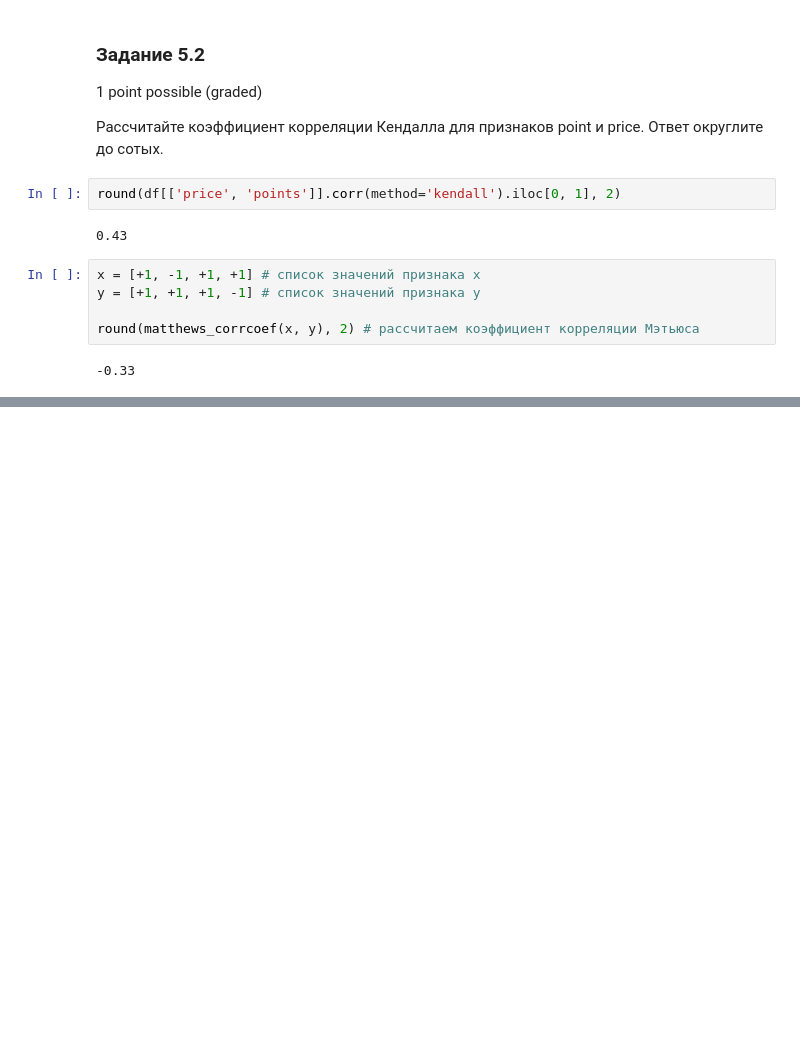
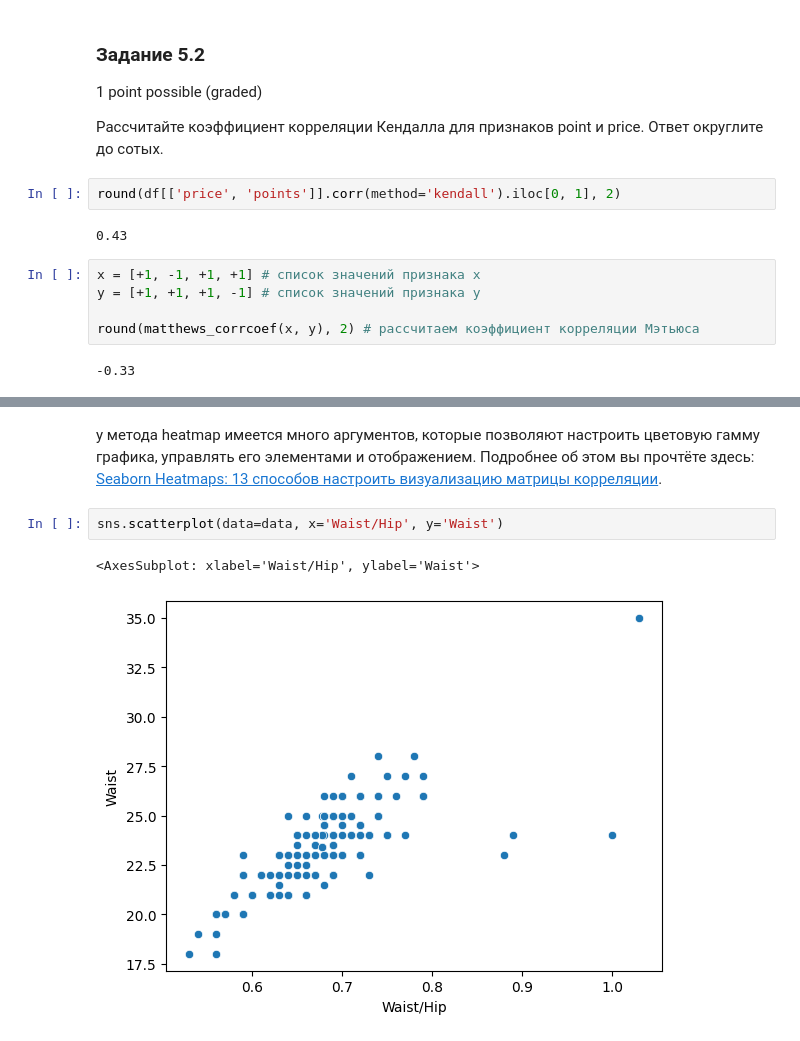
Before and after one commit to alexey300479/sf_datascience_2022, a Jupyter notebook: EDA_2/wine_eda_2.ipynb, the cells around one changed output, grey strips where cells are left out. Cells and saved outputs as stored; diff of their text form; blank space fills up the shorter version.

```diff
--- a/EDA_2/wine_eda_2.ipynb
+++ b/EDA_2/wine_eda_2.ipynb
@@ -175,0 +213,7 @@ round(matthews_corrcoef(x, y), 2) # рассчитаем коэффициент
+# %% [markdown]
+у метода heatmap имеется много аргументов, которые позволяют настроить цветовую гамму графика, управлять его элементами и отображением. Подробнее об этом вы прочтёте здесь: <a href="https://datastart.ru/blog/read/seaborn-heatmaps-13-sposobov-nastroit-vizualizaciyu-matricy-korrelyacii"> Seaborn Heatmaps: 13 способов настроить визуализацию матрицы корреляции</a>.
+# %%
+sns.scatterplot(data=data, x='Waist/Hip', y='Waist')
+# %% [output]
+<AxesSubplot: xlabel='Waist/Hip', ylabel='Waist'>
+[figure, added]
```
Also changed, not shown: parts of 19 cells of this notebook, 1 other file.
